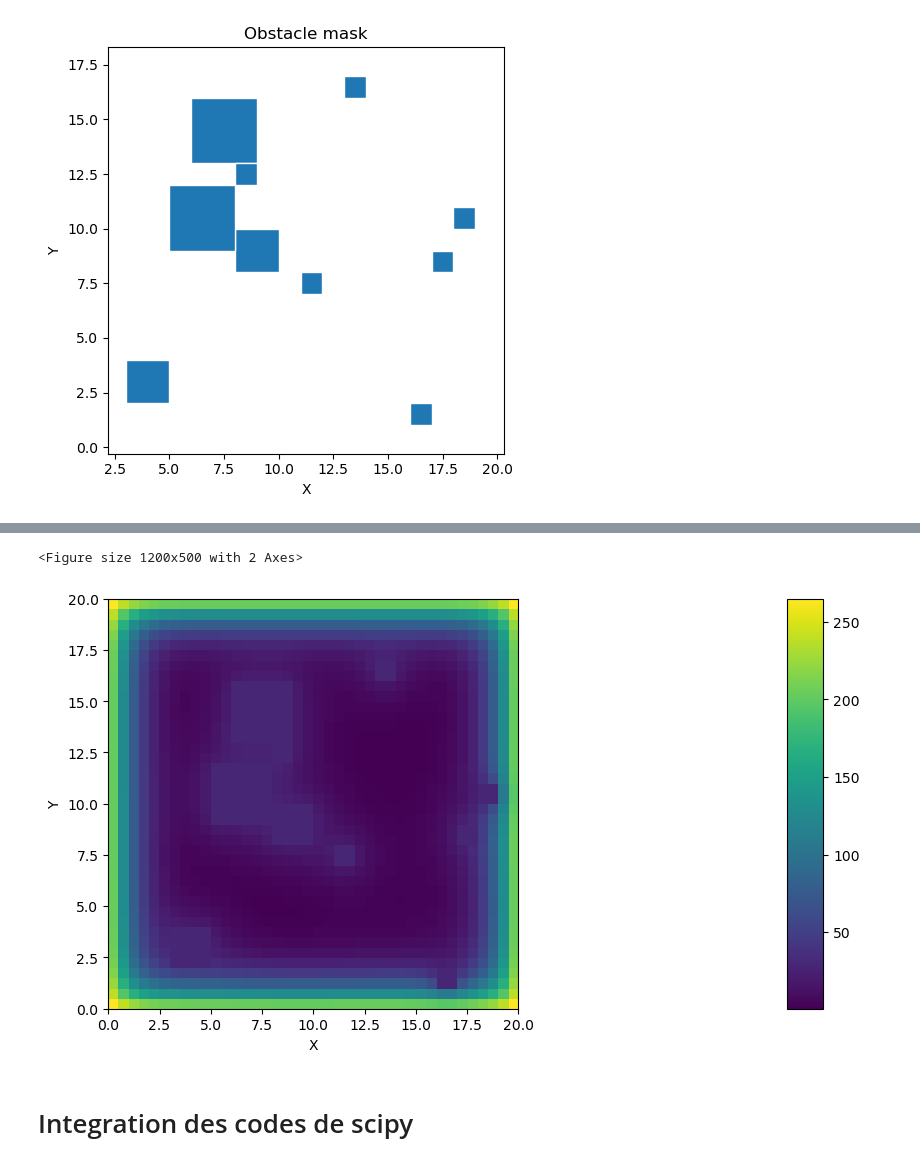
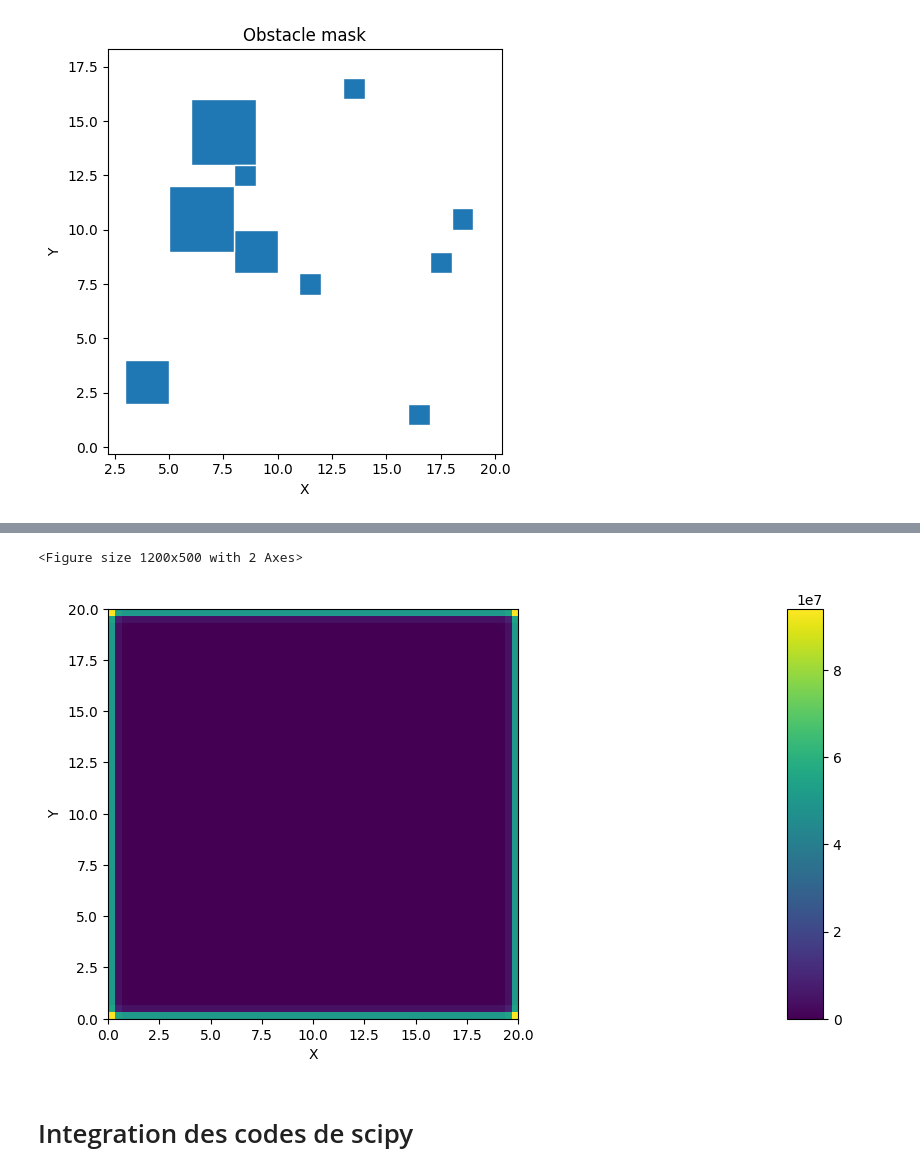
Before and after one commit to rcremese/snake-ai, a Jupyter notebook: phiflow_overview.ipynb, the cells around one changed output, grey strips where cells are left out. Drawn from its saved outputs; the diff is of its cells as text; code cells hidden in the pictures.

```diff
--- a/phiflow_overview.ipynb
+++ b/phiflow_overview.ipynb
@@ -108,15 +123,15 @@ phiflow.vis.plot(phiflow.field.laplace(solution))
 # %%
-def jacobi(grid, boundary_conditions, iterations=10):
+def jacobi(grid, boundary_conditions, goal, iterations=10):
     bound = max(boundary_conditions.dx)**2 / 4
     for _ in range(iterations):
-        grid += bound * laplace_with_boundaries(grid, boundary_conditions)
+        grid += bound * laplace_with_boundaries(grid, boundary_conditions, goal)
     return grid
 
-solution = jacobi(masked_value, boundary_conditions, iterations=30)
+solution = jacobi(masked_value, boundary_conditions, goal_mask, iterations=30)
 phiflow.vis.plot(solution)
 # %% [output]
 <Figure size 1200x500 with 2 Axes>
-[figure, old version]
+[figure, new version]
 # %%
 def multigrid(grid, boundary_conditions, iterations=10):
     bound = max(boundary_conditions.dx)**2 / 4
```
Also changed, not shown: parts of 10 cells of this notebook, 9 other files.
